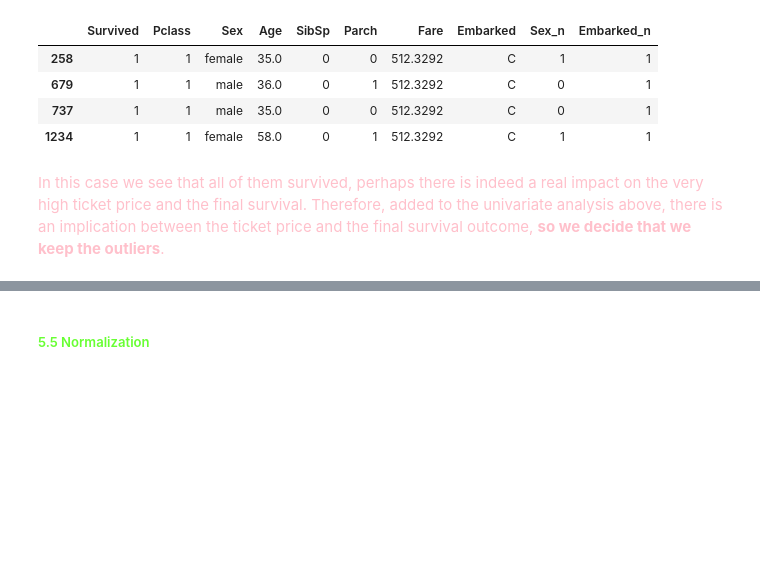
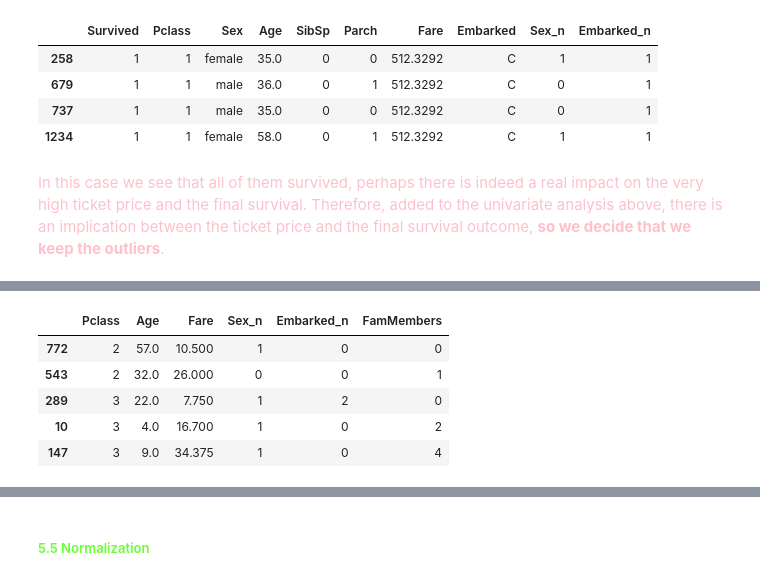
Before and after one commit to dorianDraper/Titanic-shipwreck, a Jupyter notebook: src/titanic_eda.ipynb, the cells around one changed output, grey strips where cells are left out. Drawn from its saved outputs; the diff is of its cells as text; code cells hidden in the pictures; blank space fills up the shorter version.

```diff
--- a/src/titanic_eda.ipynb
+++ b/src/titanic_eda.ipynb
@@ -429,0 +523,35 @@ total_data[total_data['Fare'] > 300]
+# %%
+from sklearn.model_selection import train_test_split
+
+num_variables = ['Pclass', 'Age', 'Fare', 'Sex_n', 'Embarked_n', 'FamMembers']
+#This line is creating a list of column names that will be used as features for the machine learning model. These columns represent numerical variables in the dataset.
+
+# We divide the dataset into training and testing samples:
+X = total_data.drop('Survived', axis=1)[num_variables]
+"""
+This line is creating the feature matrix X. The drop() function is used to remove the 'Survived' column from the DataFrame.
+The axis=1 argument specifies that a column should be dropped. After dropping the 'Survived' column, the DataFrame is subsetted to only include
+the columns specified in num_variables. The result is a DataFrame that includes only the columns 'Pclass', 'Age', 'Fare', 'Sex_n', 'Embarked_n', and 'FamMembers'.
+"""
+y = total_data['Survived']
+"""
+This line is creating the target variable y. It's simply selecting the 'Survived' column from the total_data DataFrame. The 'Survived' column represents
+the variable that the machine learning model will be trained to predict.
+"""
+X_train, X_test, y_train, y_test = train_test_split(X, y, test_size=0.2, random_state=42)
+"""
+The train_test_split() function is called to split the feature matrix X and the target variable y into training and testing sets.
+The test set is used to evaluate the performance of the model on unseen data, while the training set is used to train the model.
+X and y, are the feature matrix and target variable that were defined earlier. These represent the input data and the corresponding labels that the machine learning model will be trained on.
+test_size=0.2 specifies that 20% of the data should be used for testing, and 80% should be used for training.
+random_state=42 sets the random seed for reproducibility. This means that the random splitting of the data will be the same every time the code is run.
+"""
+# The output of the function is a tuple of four arrays that represent the training and testing sets for the feature matrix and the target variable.
+X_train.head()
+# %% [output]
+|  | Pclass | Age | Fare | Sex_n | Embarked_n | FamMembers |
+| 772 | 2 | 57.0 | 10.500 | 1 | 0 | 0 |
+| 543 | 2 | 32.0 | 26.000 | 0 | 0 | 1 |
+| 289 | 3 | 22.0 | 7.750 | 1 | 2 | 0 |
+| 10 | 3 | 4.0 | 16.700 | 1 | 0 | 2 |
+| 147 | 3 | 9.0 | 34.375 | 1 | 0 | 4 |
```
Also changed, not shown: parts of 31 cells of this notebook, 6 other files.
